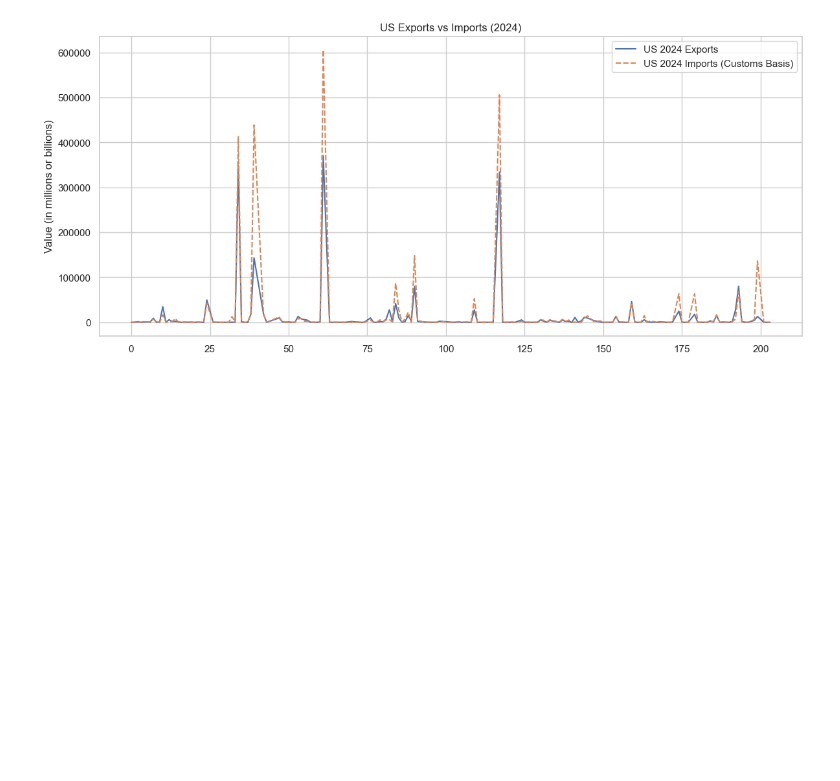
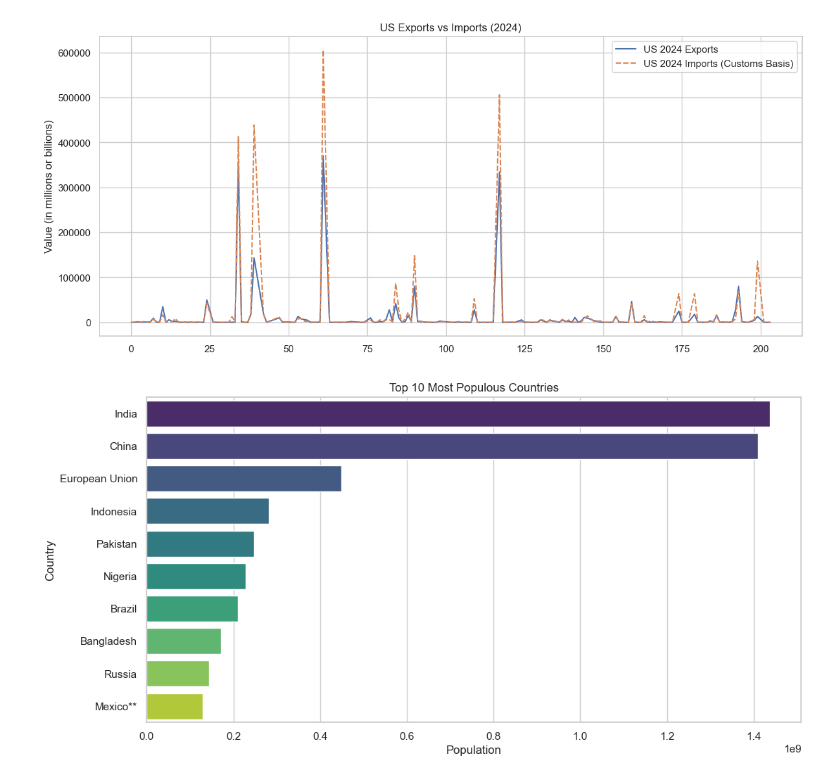
Before and after one commit to kxrrym03/US-Tariffs-2025, a Jupyter notebook: US Tariffs.ipynb, the cells around one changed output. Saved outputs shown, nothing was run; the diff lists cells and outputs as text; code cells hidden in the pictures; blank space fills up the shorter version.

```diff
--- a/US Tariffs.ipynb
+++ b/US Tariffs.ipynb
@@ -90,3 +90,14 @@ plt.ylabel('Value (in millions or billions)')
 plt.show()
 # %% [output]
 [figure]
+# %%
+top10 = df.sort_values(by='Population', ascending=False).head(10)
+
+plt.figure(figsize=(12, 6))
+sns.barplot(x='Population', y='Country', data=top10, hue='Country', palette='viridis', dodge=False, legend=False)
+plt.title('Top 10 Most Populous Countries')
+plt.xlabel('Population')
+plt.ylabel('Country')
+plt.show()
+# %% [output]
+[figure, added]
```
